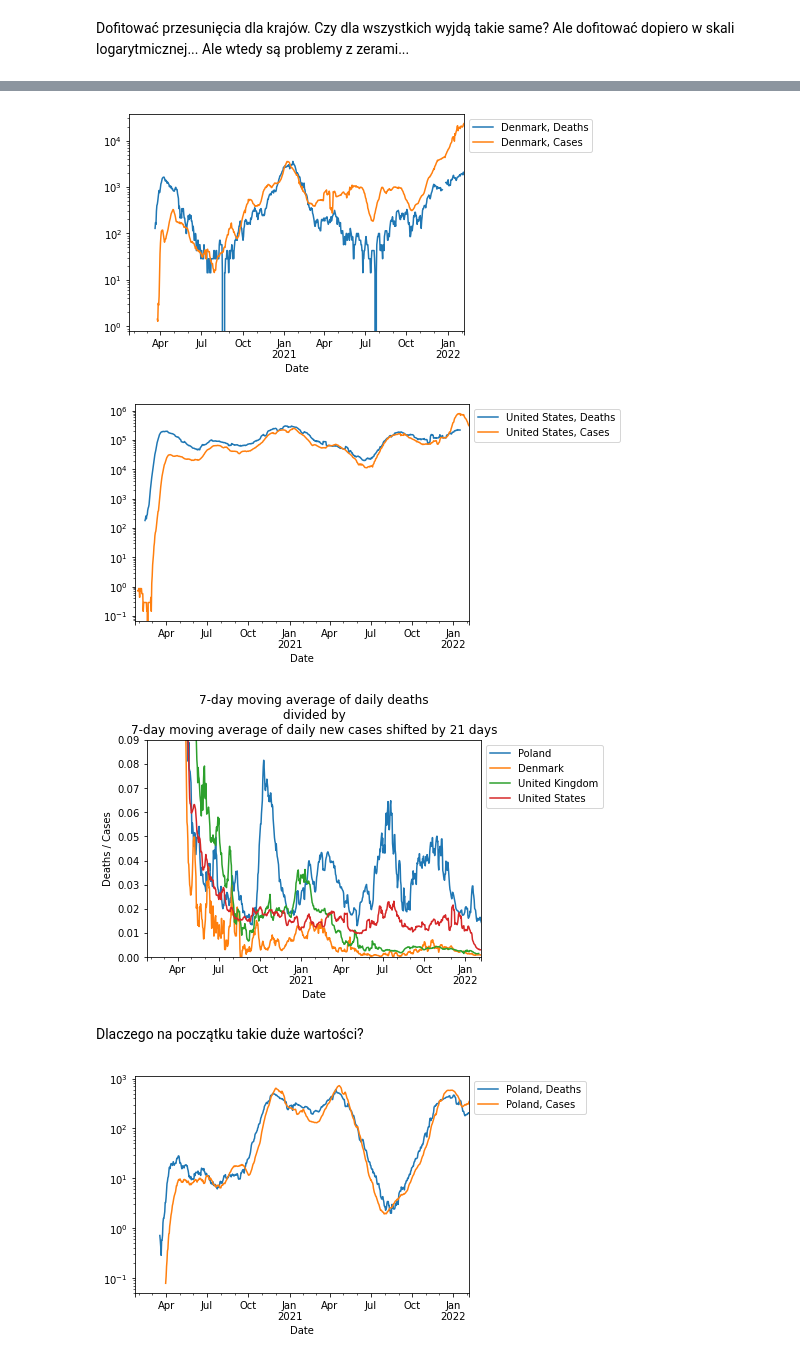
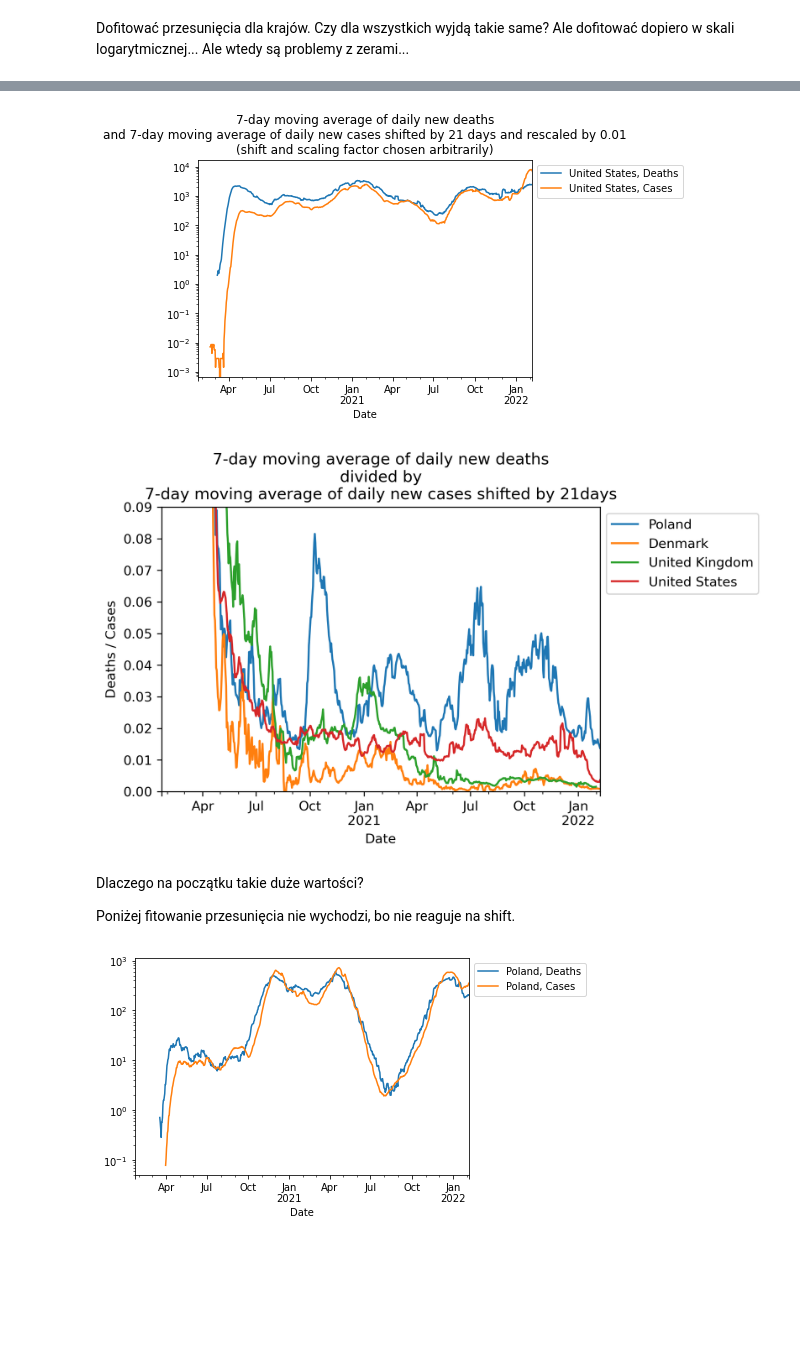
Before and after one commit to anuszka/govpl, a Jupyter notebook: OWiD/owid03.ipynb, the cells around one changed output, grey strips where cells are left out. Saved outputs shown, nothing was run; the diff lists cells and outputs as text; code cells hidden in the pictures; blank space fills up the shorter version.

Commit message:
Fit shift deaths vs. cases, failed

```diff
--- a/OWiD/owid03.ipynb
+++ b/OWiD/owid03.ipynb
@@ -114,15 +115,15 @@ ax.legend(**legendparams);
 # %%
 shift = 21
-
+factor = 0.004
 fig, ax = plt.subplots()
 for country in ['United Kingdom']:
 
-    (df[country]['Deaths'].rolling(7).mean() *210).plot(ax=ax, label=country+', Deaths',\
+    df[country]['Deaths'].rolling(7).mean().plot(ax=ax, label=country+', Deaths',\
          logy=True)
-    df[country]['Cases'].rolling(7).mean().shift(shift).plot(ax=ax, label=country+ ', Cases')
+    (df[country]['Cases'].rolling(7).mean().shift(shift)*factor).plot(ax=ax, label=country+ ', Cases')
 
-# ax.set_title('Daily hospital occupancy divided by the 7-day moving average of daily new cases')
-# ax.set_ylabel('Daily hospital occupancy / Cases')
+ax.set_title('7-day moving average of daily new deaths\nand 7-day moving average of daily new cases shifted by '+str(shift)+\
+    ' days and rescaled by '+str(factor) +'\n(shift and scaling factor chosen arbitrarily)')
 legendparams = {} #{'labels':countries}
 legendparams = set_legend_right(legendparams)
 ax.legend(**legendparams);
@@ -131,59 +149,45 @@ ax.legend(**legendparams);
 # %%
 shift = 21
+factor = 0.01
+fig, ax = plt.subplots()
+for country in ['United States']:
 
-fig, ax = plt.subplots()
-for country in ['Denmark']:
+    df[country]['Deaths'].rolling(7).mean().plot(ax=ax, label=country+', Deaths',\
+         logy=True)
+    (df[country]['Cases'].rolling(7).mean().shift(shift)*factor).plot(ax=ax, label=country+ ', Cases')
 
-    (df[country]['Deaths'].rolling(7).mean() *100).plot(ax=ax, label=country+', Deaths',\
-         logy=True)
-    df[country]['Cases'].rolling(7).mean().shift(shift).plot(ax=ax, label=country+ ', Cases')
-
-# ax.set_title('Daily hospital occupancy divided by the 7-day moving average of daily new cases')
-# ax.set_ylabel('Daily hospital occupancy / Cases')
+ax.set_title('7-day moving average of daily new deaths\nand 7-day moving average of daily new cases shifted by '+str(shift)+\
+    ' days and rescaled by '+str(factor) +'\n(shift and scaling factor chosen arbitrarily)')
 legendparams = {} #{'labels':countries}
 legendparams = set_legend_right(legendparams)
 ax.legend(**legendparams);
 # %% [output]
-[figure, old version]
+[figure, new version]
 # %%
+import matplotlib as mpl
+mpl.rcParams['figure.dpi'] = 200
+
 shift = 21
 
 fig, ax = plt.subplots()
-for country in ['United States']:
+for country in countries:
 
-    (df[country]['Deaths'].rolling(7).mean() *90).plot(ax=ax, label=country+', Deaths',\
-         logy=True)
-    df[country]['Cases'].rolling(7).mean().shift(shift).plot(ax=ax, label=country+ ', Cases')
+    df1 = df[country]['Deaths'].rolling(7).mean()  / df[country]['Cases'].shift(shift).rolling(7).mean()
+    df1.plot(ax=ax, label=country)
 
-# ax.set_title('Daily hospital occupancy divided by the 7-day moving average of daily new cases')
-# ax.set_ylabel('Daily hospital occupancy / Cases')
+ax.set_title('7-day moving average of daily new deaths\ndivided by\n7-day moving average of daily new cases shifted by '\
+     + str(shift) + 'days')
+ax.set_ylabel('Deaths / Cases')
 legendparams = {} #{'labels':countries}
 legendparams = set_legend_right(legendparams)
+ax.set_ylim(0,0.09)
 ax.legend(**legendparams);
 # %% [output]
-[figure, old version]
+[figure, new version]
-# %%
-shift = 21
-
-fig, ax = plt.subplots()
-for country in countries:
-
-    # (df[country]['Deaths'].rolling(7).mean() *40).plot(ax=ax, label=country+', Deaths',\
-        #  logy=True)
-    # df[country]['Cases'].rolling(7).mean().shift(shift).plot(ax=ax, label=country+ ', Cases')
-    df1 = df[country]['Deaths'].rolling(7).mean()  / df[country]['Cases'].shift(shift).rolling(7).mean()
-    df1.plot(ax=ax, label=country)
-
-ax.set_title('7-day moving average of daily deaths\ndivided by\n7-day moving average of daily new cases shifted by 21 days')
-ax.set_ylabel('Deaths / Cases')
-legendparams = {} #{'labels':countries}
-legendparams = set_legend_right(legendparams)
-ax.set_ylim(0,0.09)
-ax.legend(**legendparams);
-# %% [output]
-[figure, removed]
 # %% [markdown]
 Dlaczego na początku takie duże wartości?
+
+Poniżej fitowanie przesunięcia nie wychodzi, bo nie reaguje na shift.
 # %%
 # # To źle wygląda, są przerwy
 # shift = 21
```
Also changed, not shown: parts of 8 cells of this notebook.
